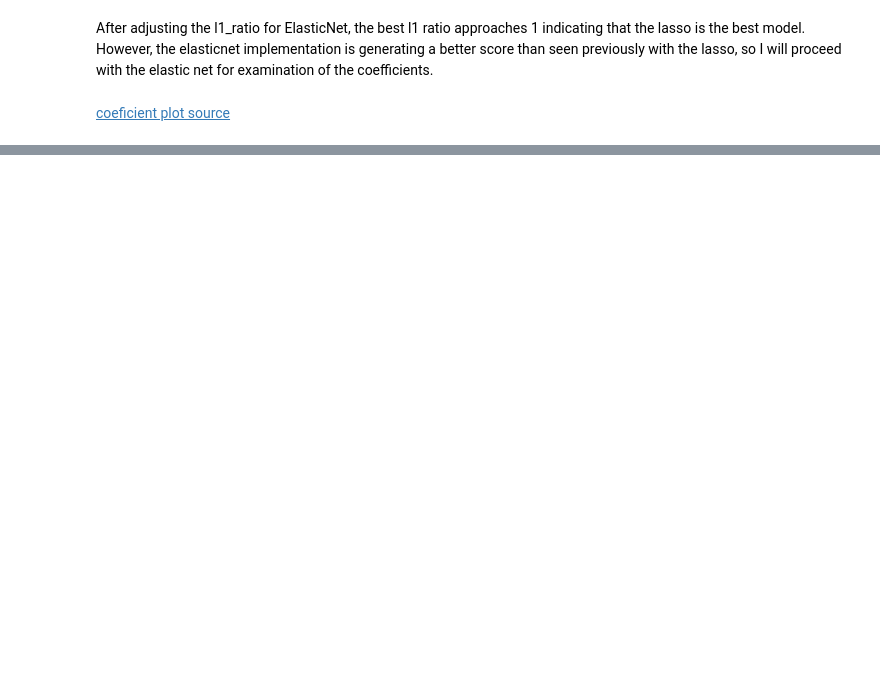
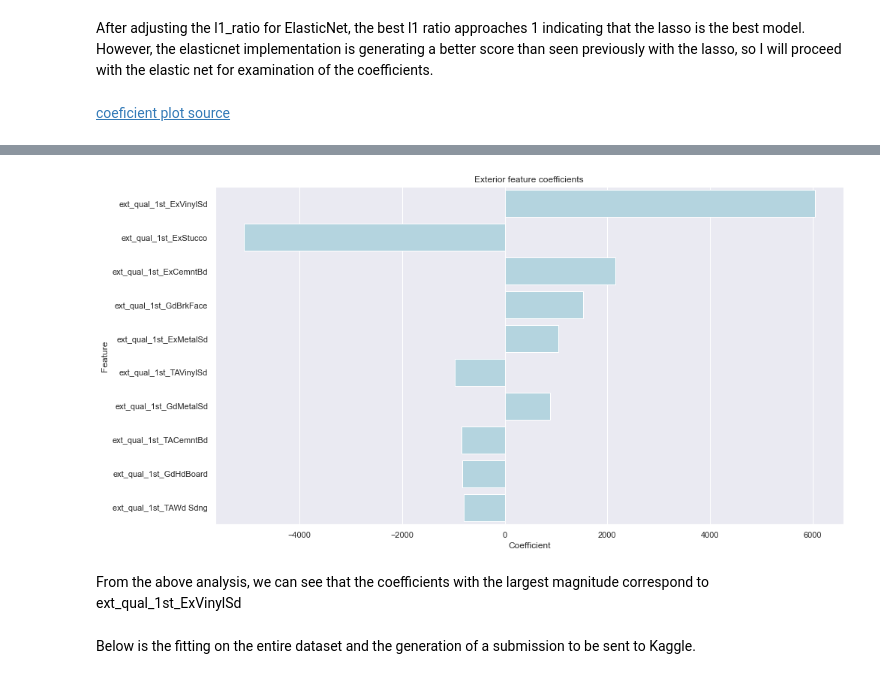
Before and after one commit to wcmohr/AmesHousing, a Jupyter notebook: notebooks/DataCleaning.ipynb, the cells around one changed output, grey strips where cells are left out. Saved outputs shown, nothing was run; the diff lists cells and outputs as text; code cells hidden in the pictures; blank space fills up the shorter version.

````diff
--- a/notebooks/DataCleaning.ipynb
+++ b/notebooks/DataCleaning.ipynb
@@ -414,3 +440,6 @@ From the above graph it is apparent that there is significant variation in the m
+# %%
+houses['ext_qual_1st'] = houses['exter_qual']+houses['exterior_1st']
+houses_test['ext_qual_1st'] = houses_test['exter_qual']+houses_test['exterior_1st']
 # %% [markdown]
 ```To-do:``` Make 'month_sold' a nominal variable.
 # %% [markdown]
@@ -693,0 +873,5 @@ en.alpha_, en.l1_ratio_
+# %%
+exterior_coefs = pd.DataFrame.from_dict({feature: [coef,abs(coef)] for coef, feature in \
+                        zip(en.coef_,en.feature_names_in_) if \
+                        'ext_qual_1st' in feature}, orient = 'index', \
+                       columns = ['coef', 'abs_coef']).sort_values(by = 'abs_coef', ascending = False)
@@ -693,0 +898,14 @@ en.alpha_, en.l1_ratio_
+# %%
+sns.set(rc={'figure.figsize':(15,8.27)})
+
+p1 = sns.barplot(data = exterior_coefs.reset_index()[0:10], x = 'coef', y = 'index', \
+            color = 'lightblue')
+p1.set(title = 'Exterior feature coefficients')
+p1.set(ylabel = 'Feature', xlabel = 'Coefficient')
+plt.savefig('../plots/Ext_ft_coefs')
+# %% [output]
+[figure, added]
+# %% [markdown]
+From the above analysis, we can see that the coefficients with the largest magnitude correspond to ext_qual_1st_ExVinylSd
+# %% [markdown]
+Below is the fitting on the entire dataset and the generation of a submission to be sent to Kaggle.
````
Also changed, not shown: parts of 46 cells of this notebook, 9 other files.
